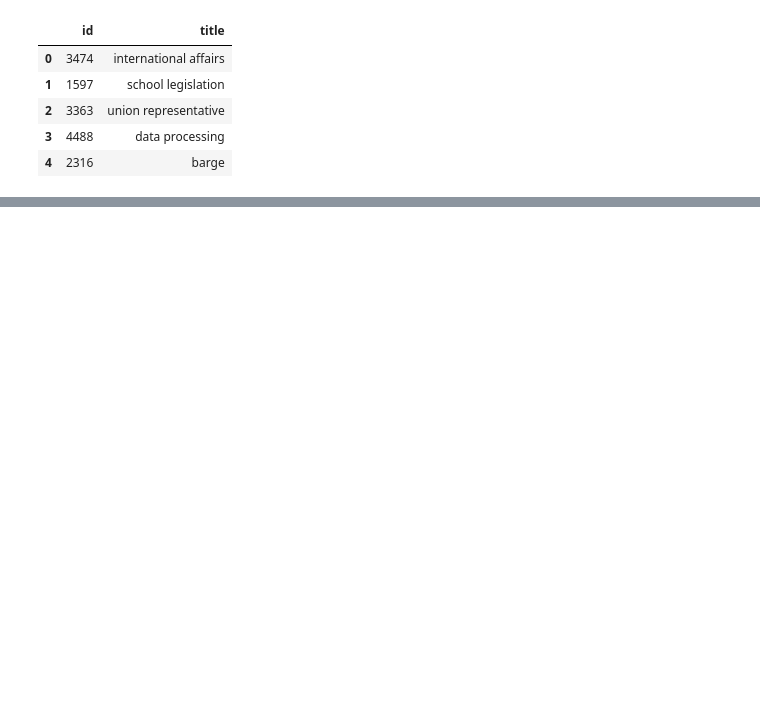
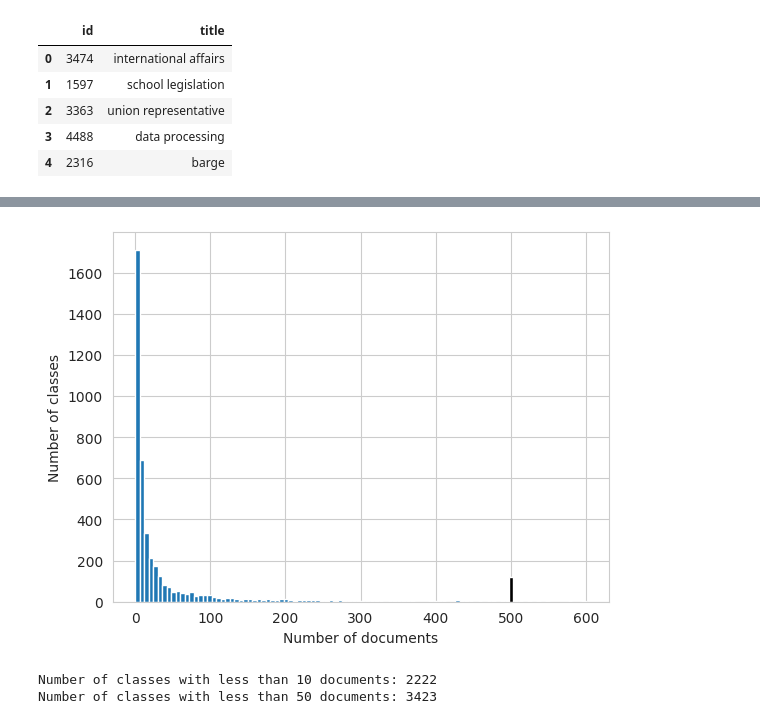
Before and after one commit to Marketos-Damigos/732A81-Text_Mining_project, a Jupyter notebook: data_exploration.ipynb, the cells around one changed output, grey strips where cells are left out. Cells and saved outputs as stored; diff of their text form; code cells hidden in the pictures; blank space fills up the shorter version.

Commit message:
data_exploration

```diff
--- a/data_exploration.ipynb
+++ b/data_exploration.ipynb
@@ -1,4 +1,4 @@
 # %%
 from datasets import load_dataset
-dataset = load_dataset('multi_eurlex', 'en')
+dataset = load_dataset('eurlex')
 # %% [output]
@@ -17,3 +18,14 @@ eurovoc_concepts_df.head()
 | 2 | 3363 | union representative |
 | 3 | 4488 | data processing |
 | 4 | 2316 | barge |
+# %%
+train = pd.DataFrame(dataset['train'])
+test = pd.DataFrame(dataset['test'])
+val = pd.DataFrame(dataset['validation'])
+cumulative = pd.concat([train, test, val])
+# %%
+# get the number of documents per class from eurovoc_concepts
+labels_count = cumulative.explode('eurovoc_concepts').groupby('eurovoc_concepts').count().reset_index()
+labels_count = labels_count[['eurovoc_concepts', 'text']]
+labels_count.columns = ['eurovoc_concepts', 'count']
+labels_count.head(10)
@@ -19,0 +44,22 @@ eurovoc_concepts_df.head()
+# %%
+import matplotlib.pyplot as plt
+import seaborn as sns
+# sns.set_style("whitegrid")
+
+# plot histogram of the number of documents per class
+plt.hist(labels_count['count'], bins=100, range=(0, 600))
+plt.xlabel('Number of documents')
+plt.ylabel('Number of classes')
+plt.bar(500, labels_count[labels_count['count'] >= 500].count(), color='black', width=5)
+plt.show();
+# %% [output]
+[figure, added]
+# %%
+# Number of classes with less than 10 documents
+print(f'Number of classes with less than 10 documents: {labels_count[labels_count["count"] < 10].count().values[0]}')
+
+# Number of classes with less than 50 documents
+print(f'Number of classes with less than 50 documents: {labels_count[labels_count["count"] < 50].count().values[0]}')
+# %% [output]
+Number of classes with less than 10 documents: 2222
+Number of classes with less than 50 documents: 3423
```
Also changed, not shown: parts of 3 cells of this notebook.
